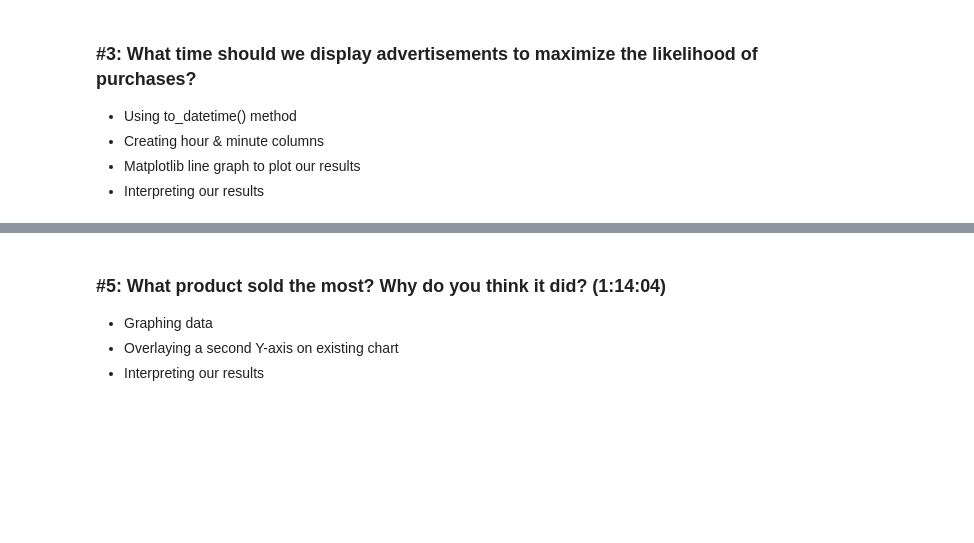
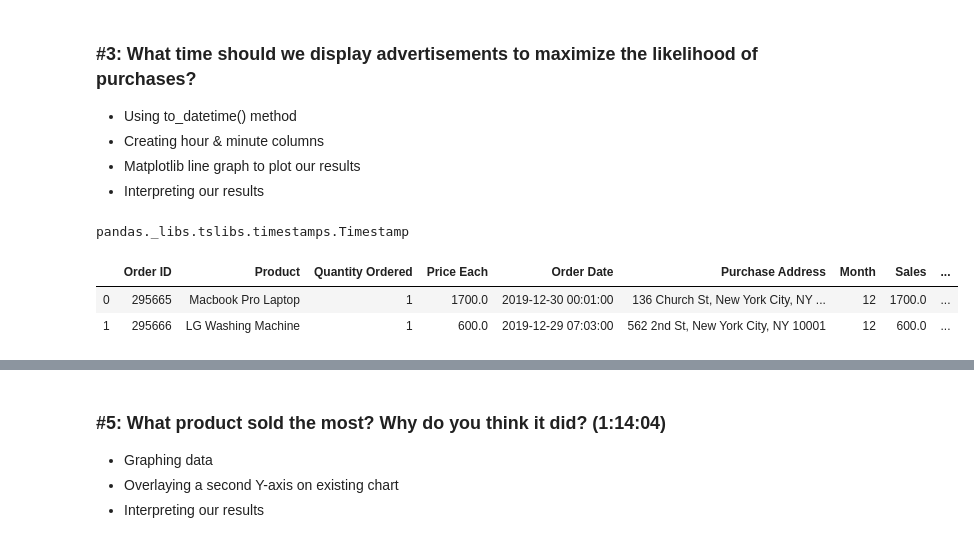
Before and after one commit to eunicedhivya/data-analysis-with-pandas, a Jupyter notebook: SalesAnalysis/Sales Analysis.ipynb, the cells around one changed output, grey strips where cells are left out. Cells and saved outputs as stored; diff of their text form; code cells hidden in the pictures; blank space fills up the shorter version.

```diff
--- a/SalesAnalysis/Sales Analysis.ipynb
+++ b/SalesAnalysis/Sales Analysis.ipynb
@@ -188,3 +188,17 @@ plt.show()
 - Creating hour & minute columns
 - Matplotlib line graph to plot our results
 - Interpreting our results
+# %%
+# all_data.head(2)
+all_data['Order Date'] = pd.to_datetime(all_data['Order Date'])
+type(all_data['Order Date'][0])
+# %% [output]
+pandas._libs.tslibs.timestamps.Timestamp
+# %%
+all_data['Hour'] = all_data['Order Date'].dt.hour
+all_data['Minute'] = all_data['Order Date'].dt.minute
+all_data.head(2)
+# %% [output]
+|  | Order ID | Product | Quantity Ordered | Price Each | Order Date | Purchase Address | Month | Sales | ... |
+| 0 | 295665 | Macbook Pro Laptop | 1 | 1700.0 | 2019-12-30 00:01:00 | 136 Church St, New York City, NY ... | 12 | 1700.0 | ... |
+| 1 | 295666 | LG Washing Machine | 1 | 600.0 | 2019-12-29 07:03:00 | 562 2nd St, New York City, NY 10001 | 12 | 600.0 | ... |
```
Also changed, not shown: parts of 3 cells of this notebook.
